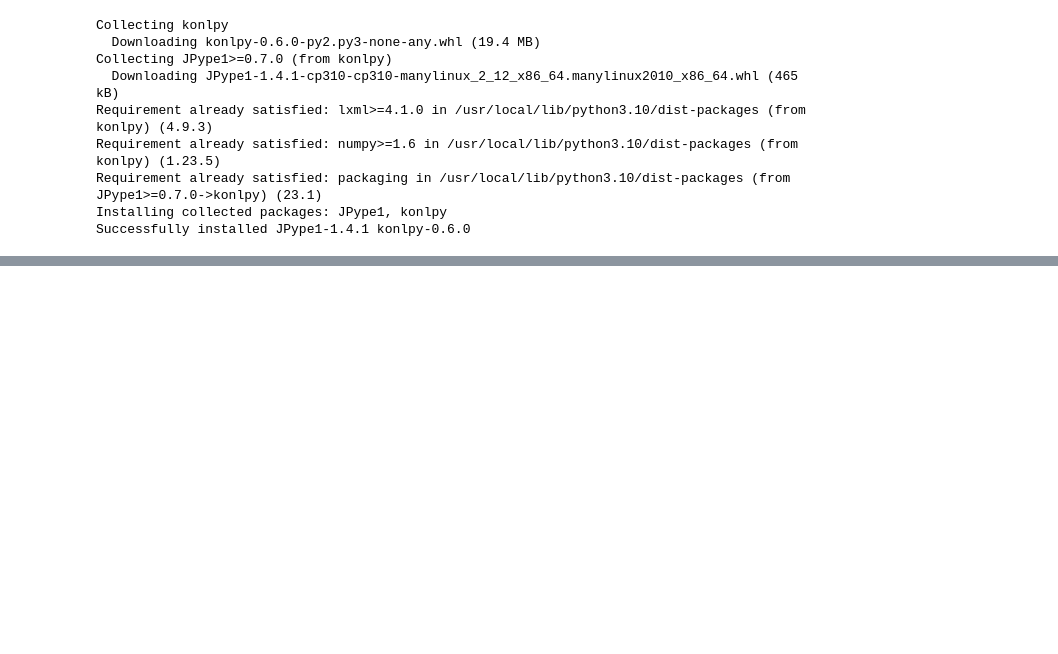
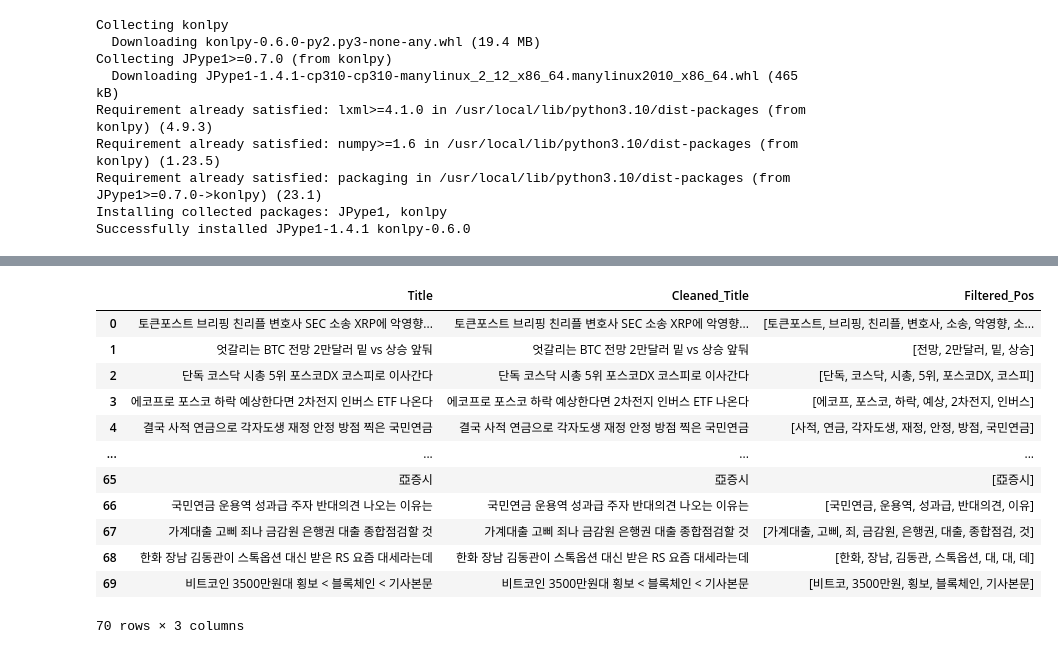
Before and after one commit to yeonghun00/stock-notes, a Jupyter notebook: useful/all_in_one.ipynb, the cells around one changed output, grey strips where cells are left out. Drawn from its saved outputs; the diff is of its cells as text; code cells hidden in the pictures; blank space fills up the shorter version.

```diff
--- a/useful/all_in_one.ipynb
+++ b/useful/all_in_one.ipynb
@@ -656,6 +681,22 @@ result = standardize_values(word_frequency_dict)
 stop_words = ['의', '등', '때', '오늘', '이곳', '저', '월', '년', '일', '로', '어디', '데', '특징주', '장중', '전', '주', '위', '한', '수',' 속', '전', '추', '속', '내', '비트코']
 data_dict = {key: value for key, value in result.items() if key not in stop_words}
 data_dict = {key: value for key, value in data_dict.items() if not str(key).isdigit()}
+# %%
+df
+# %% [output]
+|  | Title | Cleaned_Title | Filtered_Pos |
+| 0 | 토큰포스트 브리핑 친리플 변호사 SEC 소송 XRP에 악영향... | 토큰포스트 브리핑 친리플 변호사 SEC 소송 XRP에 악영향... | [토큰포스트, 브리핑, 친리플, 변호사, 소송, 악영향, 소... |
+| 1 | 엇갈리는 BTC 전망 2만달러 밑 vs 상승 앞둬 | 엇갈리는 BTC 전망 2만달러 밑 vs 상승 앞둬 | [전망, 2만달러, 밑, 상승] |
+| 2 | 단독 코스닥 시총 5위 포스코DX 코스피로 이사간다 | 단독 코스닥 시총 5위 포스코DX 코스피로 이사간다 | [단독, 코스닥, 시총, 5위, 포스코DX, 코스피] |
+| 3 | 에코프로 포스코 하락 예상한다면 2차전지 인버스 ETF 나온다 | 에코프로 포스코 하락 예상한다면 2차전지 인버스 ETF 나온다 | [에코프, 포스코, 하락, 예상, 2차전지, 인버스] |
+| 4 | 결국 사적 연금으로 각자도생 재정 안정 방점 찍은 국민연금 | 결국 사적 연금으로 각자도생 재정 안정 방점 찍은 국민연금 | [사적, 연금, 각자도생, 재정, 안정, 방점, 국민연금] |
+| ... | ... | ... | ... |
+| 65 | 亞증시 | 亞증시 | [亞증시] |
+| 66 | 국민연금 운용역 성과급 주자 반대의견 나오는 이유는 | 국민연금 운용역 성과급 주자 반대의견 나오는 이유는 | [국민연금, 운용역, 성과급, 반대의견, 이유] |
+| 67 | 가계대출 고삐 죄나 금감원 은행권 대출 종합점검할 것 | 가계대출 고삐 죄나 금감원 은행권 대출 종합점검할 것 | [가계대출, 고삐, 죄, 금감원, 은행권, 대출, 종합점검, 것] |
+| 68 | 한화 장남 김동관이 스톡옵션 대신 받은 RS 요즘 대세라는데 | 한화 장남 김동관이 스톡옵션 대신 받은 RS 요즘 대세라는데 | [한화, 장남, 김동관, 스톡옵션, 대, 대, 데] |
+| 69 | 비트코인 3500만원대 횡보 < 블록체인 < 기사본문 | 비트코인 3500만원대 횡보 < 블록체인 < 기사본문 | [비트코, 3500만원, 횡보, 블록체인, 기사본문] |
+70 rows × 3 columns
 # %%
 #설정 종목명
 
```
Also changed, not shown: parts of 6 cells of this notebook.
